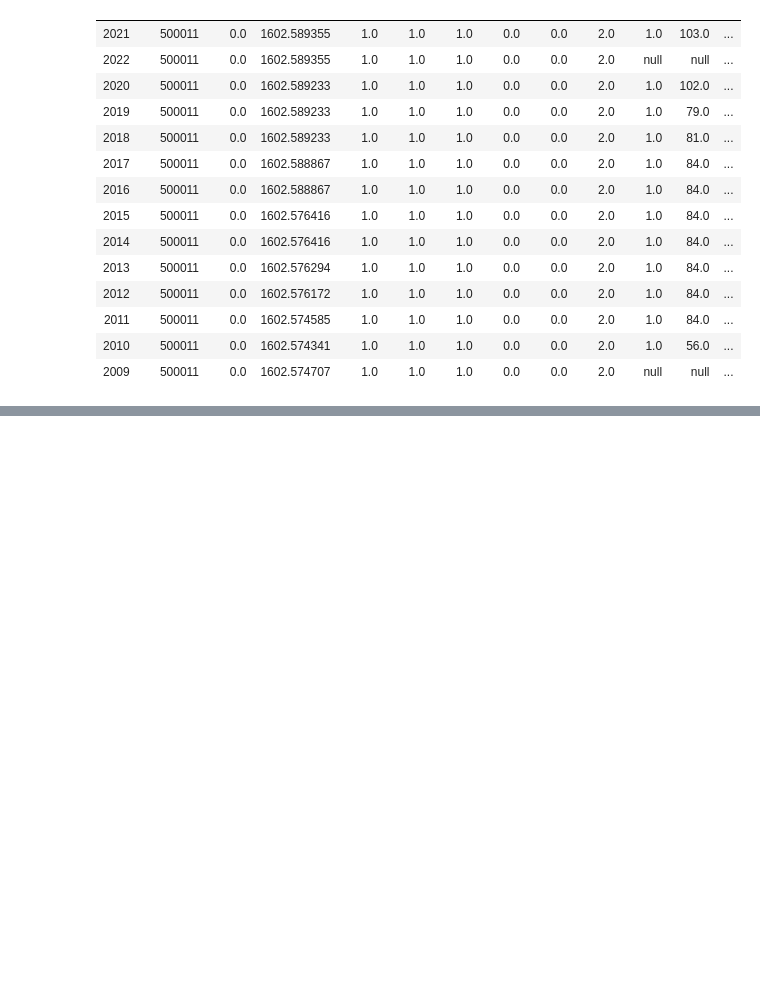
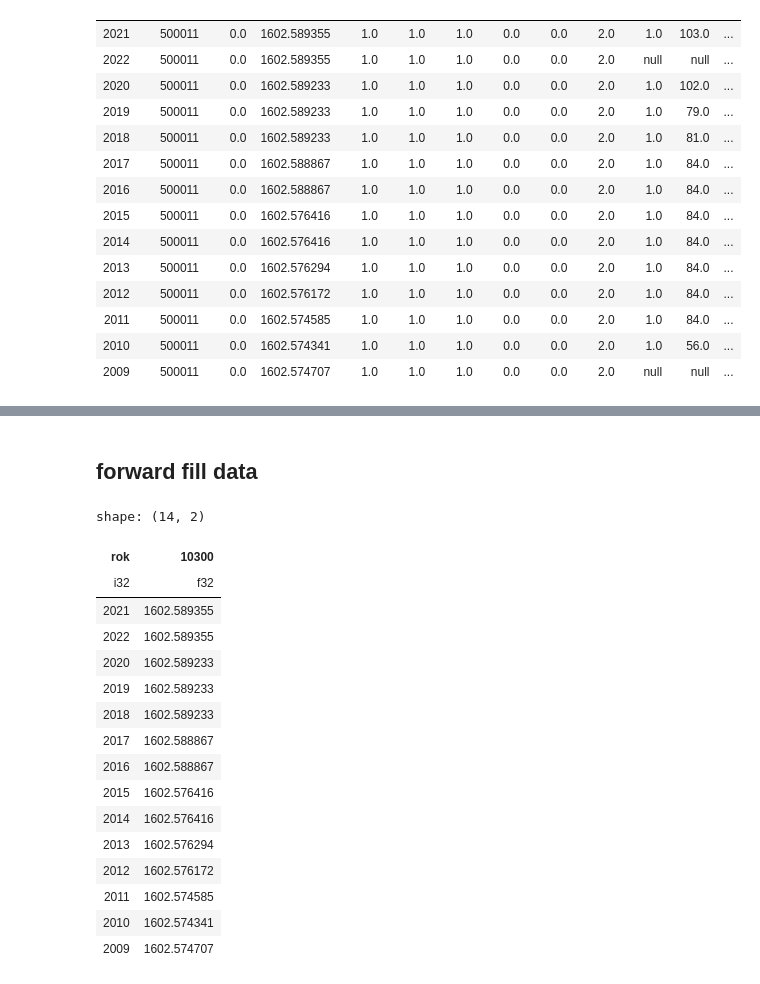
Before and after one commit to nexovec/Mala-Online-Stranka, a Jupyter notebook: statistiky.ipynb, the cells around one changed output, grey strips where cells are left out. Drawn from its saved outputs; the diff is of its cells as text; code cells hidden in the pictures; blank space fills up the shorter version.

```diff
--- a/statistiky.ipynb
+++ b/statistiky.ipynb
@@ -91,0 +92,23 @@ shape: (5, 4)
+# %% [markdown]
+## forward fill data
+# %%
+topic = pl.from_pandas(matrix[["rok", str(ukazatel)]])
+topic
+# %% [output]
+shape: (14, 2)
+| rok | 10300 |
+| i32 | f32 |
+| 2021 | 1602.589355 |
+| 2022 | 1602.589355 |
+| 2020 | 1602.589233 |
+| 2019 | 1602.589233 |
+| 2018 | 1602.589233 |
+| 2017 | 1602.588867 |
+| 2016 | 1602.588867 |
+| 2015 | 1602.576416 |
+| 2014 | 1602.576416 |
+| 2013 | 1602.576294 |
+| 2012 | 1602.576172 |
+| 2011 | 1602.574585 |
+| 2010 | 1602.574341 |
+| 2009 | 1602.574707 |
```
Also changed, not shown: parts of 6 cells of this notebook, 2 other files.
